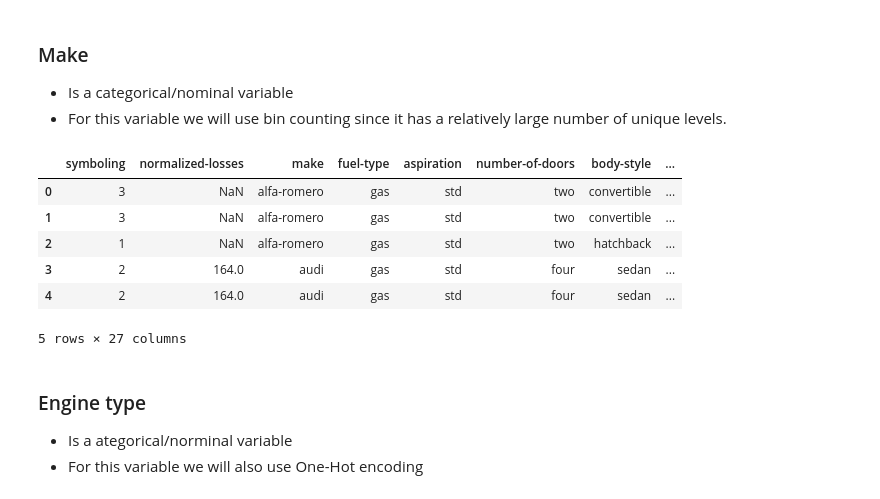
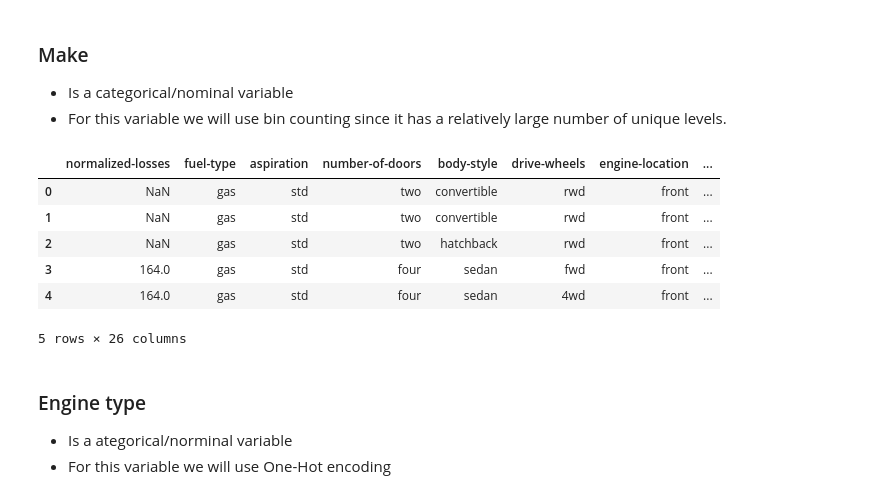
Before and after one commit to ktxdev/AIM-5001, a Jupyter notebook: Project 2/2. Code/S_Huvaya_Project2_assn_.ipynb, the cells around one changed output. Cells and saved outputs as stored; diff of their text form; code cells hidden in the pictures.

```diff
--- a/Project 2/2. Code/S_Huvaya_Project2_assn_.ipynb
+++ b/Project 2/2. Code/S_Huvaya_Project2_assn_.ipynb
@@ -715,14 +725,21 @@ continous_variable_univariate_graphics(df, 'stroke')
 # %%
 from sklearn.preprocessing import MinMaxScaler
 
+# Creating an instance of MinMaxScaler
 scaler = MinMaxScaler()
 
-scaled_features = scaler.fit_transform(df[['stroke']])
+# Scaling the features
+scaled_features = scaler.fit_transform(data1[['stroke']])
 
+# Creating a dataframe with the new features
 scaled_features_df = pd.DataFrame(scaled_features,  columns=['stroke-scaled'])
 
-df = pd.concat([df, scaled_features_df], axis=1)
-df.head()
+# Creating a new dataset
+data2 = pd.concat([data1, scaled_features_df], axis=1)
+
+# Dropping the now redudant feature
+data2 = data2.drop(columns='stroke')
+data2.head()
 # %% [output]
 |  | symboling | normalized-losses | make | fuel-type | aspiration | number-of-doors | body-style | ... |
 | 0 | 3 | NaN | alfa-romero | gas | std | two | convertible | ... |
@@ -763,0 +765,18 @@ df.head()
+# %%
+from sklearn.preprocessing import LabelEncoder
+
+# Creating an instance of LabelEncoder
+label_encoder = LabelEncoder()
+
+# Encording the symboling feature
+encoded_features =  label_encoder.fit_transform(data2['symboling'])
+
+# Creating a data frame for the encoded feature
+encoded_features_df = pd.DataFrame(encoded_features, columns=['symboling-encoded'])
+
+# Creating a new dataframe with the encoded features
+data3 = pd.concat([data2, encoded_features_df], axis=1)
+
+# Dropping the redundant feature
+data3 = data3.drop(columns=['symboling'])
+data3.head()
@@ -766,21 +793,23 @@ df.head()
 - Is a categorical/nominal variable
 - For this variable we will use bin counting since it has a relatively large number of unique levels.
 # %%
-# Perform bin counting
-bin_counts = df['make'].value_counts()
+# Bin counting
+bin_counts = data3['make'].value_counts()
 
-# Merge the bin counts back to the original DataFrame
-df = df.merge(bin_counts.rename('make_counts'), left_on='make', right_index=True)
-df.head()
+# Merging the bin counts to the original DataFrame
+data4 = data3.merge(bin_counts.rename('make-counts'), left_on='make', right_index=True)
+# Dropping the 'make' feature
+data4 = data4.drop(columns=['make'])
+data4.head()
 # %% [output]
-|  | symboling | normalized-losses | make | fuel-type | aspiration | number-of-doors | body-style | ... |
-| 0 | 3 | NaN | alfa-romero | gas | std | two | convertible | ... |
-| 1 | 3 | NaN | alfa-romero | gas | std | two | convertible | ... |
-| 2 | 1 | NaN | alfa-romero | gas | std | two | hatchback | ... |
-| 3 | 2 | 164.0 | audi | gas | std | four | sedan | ... |
-| 4 | 2 | 164.0 | audi | gas | std | four | sedan | ... |
+|  | normalized-losses | fuel-type | aspiration | number-of-doors | body-style | drive-wheels | engine-location | ... |
+| 0 | NaN | gas | std | two | convertible | rwd | front | ... |
+| 1 | NaN | gas | std | two | convertible | rwd | front | ... |
+| 2 | NaN | gas | std | two | hatchback | rwd | front | ... |
+| 3 | 164.0 | gas | std | four | sedan | fwd | front | ... |
+| 4 | 164.0 | gas | std | four | sedan | 4wd | front | ... |
-5 rows × 27 columns
+5 rows × 26 columns
 # %% [markdown]
 ### Engine type
 - Is a ategorical/norminal variable
-- For this variable we will also use One-Hot encoding
+- For this variable we will use One-Hot encoding
```
Also changed, not shown: parts of 71 cells of this notebook.
